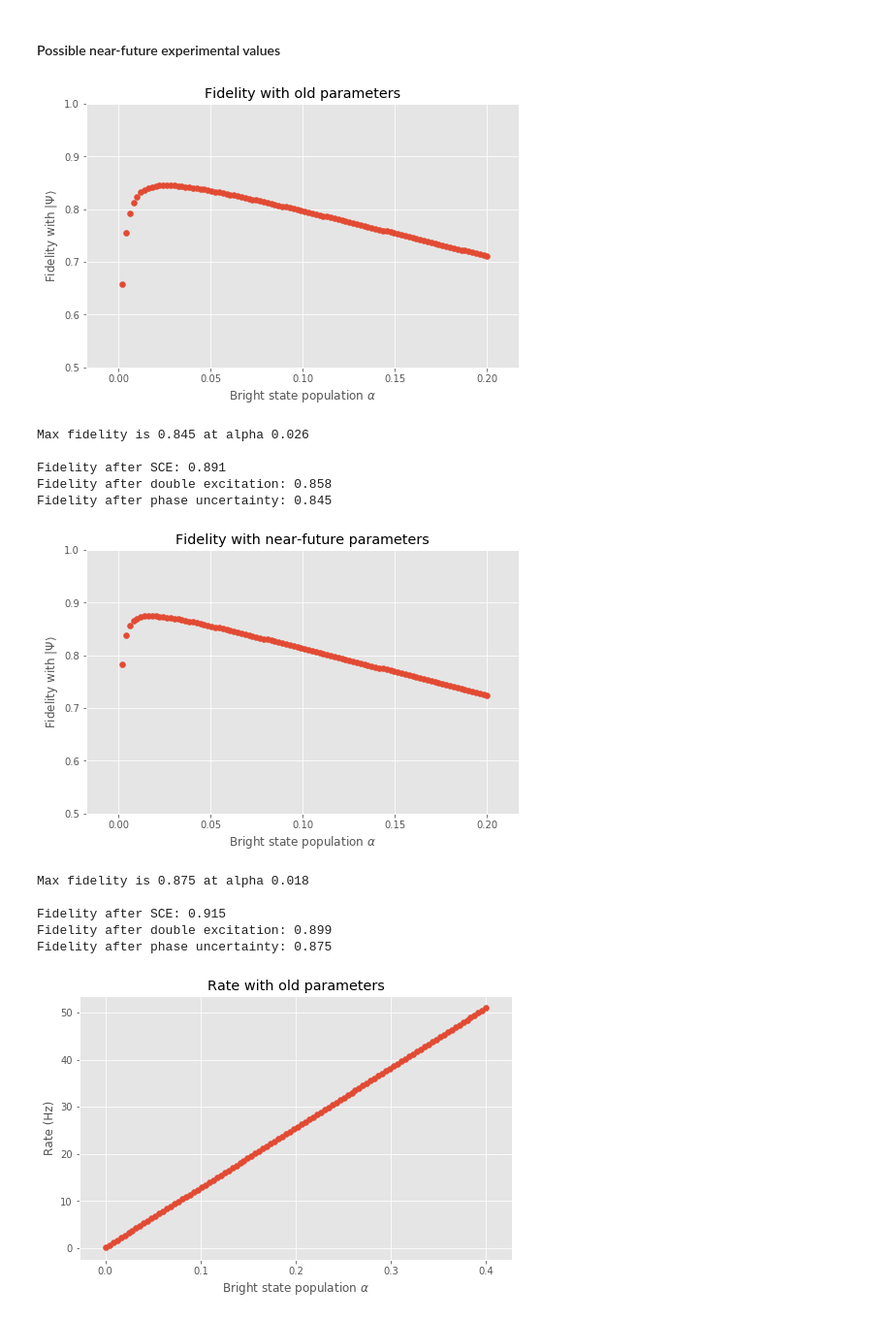
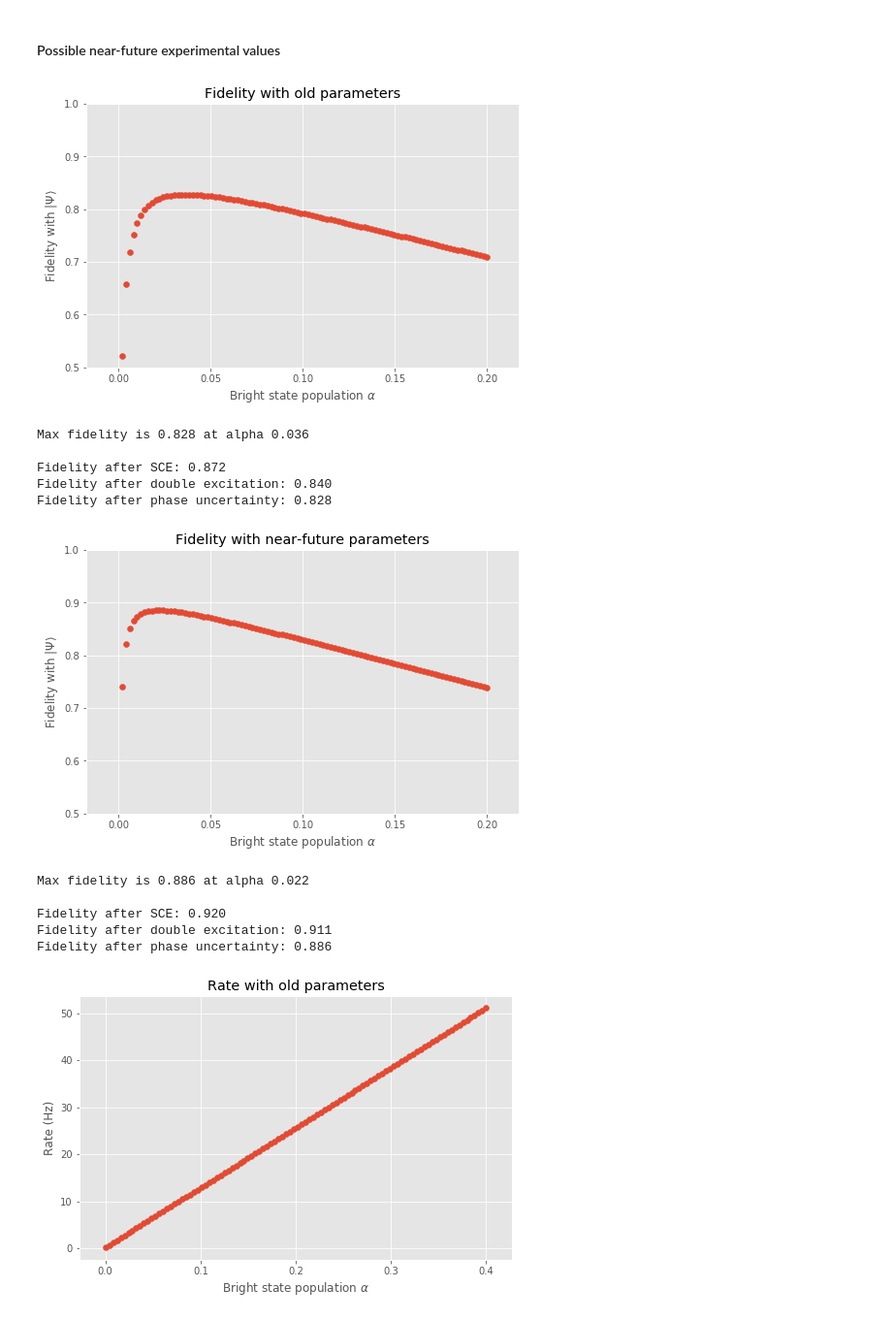
Before and after one commit to matpompili/go-nogo, a Jupyter notebook: Proposal.ipynb, the cells around one changed output. Shown at 97% size. Saved outputs shown, nothing was run; the diff lists cells and outputs as text; code cells hidden in the pictures.

Commit message:
fixed an issue with double excitation simulation. Added GHZ witness simulation.

```diff
--- a/Proposal.ipynb
+++ b/Proposal.ipynb
@@ -325,7 +325,7 @@ def sim_rho_from_alpha(alpha, print_fids = False, return_fid = True,
 
 #     phase_unc = 15
 
-    Pdc = 10 * det_w
+    Pdc = 20 * det_w
     Puu = alpha**2 * ((1-Pdc)**2 * (PdetA*(1-PdetB) + PdetB*(1-PdetA)) + 2*(1-Pdc)*Pdc*(1-PdetA)*(1-PdetB))
     Pud = alpha*(1-alpha)*((1-Pdc)**2 * PdetA + 2*Pdc*(1-Pdc)*(1-PdetA))
     Pdu = alpha*(1-alpha)*((1-Pdc)**2 * PdetB + 2*Pdc*(1-Pdc)*(1-PdetB))
@@ -347,8 +347,8 @@ def sim_rho_from_alpha(alpha, print_fids = False, return_fid = True,
     i_z = qt.tensor(qt.identity(2), qt.sigmaz())
     z_z = qt.tensor(qt.sigmaz(), qt.sigmaz())
     rho = (1 - P2e/2)**2 * rho \
-        + (1 - P2e/2) * (p2e/2) * z_i * rho * z_i.dag() \
-        + (1 - P2e/2) * (p2e/2) * i_z * rho * i_z.dag() \
+        + (1 - P2e/2) * (P2e/2) * z_i * rho * z_i.dag() \
+        + (1 - P2e/2) * (P2e/2) * i_z * rho * i_z.dag() \
         + (P2e/2)**2 * z_z * rho * z_z.dag()
     if print_fids : print('Fidelity after double excitation: {:.3f}'.format(fidelity(rho, qt.ket2dm(qt.bell_state('10')))))
 
@@ -381,37 +381,37 @@ plt.show()
 print('Max fidelity is {:.3f} at alpha {:.3f}\n'.format(np.max(fids), alphas[np.argmax(fids)]))
 sim_rho_from_alpha(alphas[np.argmax(fids)], print_fids=True, return_fid=False);
 # %% [output]
-[figure, old version]
+[figure, new version]
-Max fidelity is 0.845 at alpha 0.026
+Max fidelity is 0.828 at alpha 0.036
 
-Fidelity after SCE: 0.891
-Fidelity after double excitation: 0.858
-Fidelity after phase uncertainty: 0.845
+Fidelity after SCE: 0.872
+Fidelity after double excitation: 0.840
+Fidelity after phase uncertainty: 0.828
 # %%
 alphas = np.linspace(0, 0.2, 100)
 fids = np.zeros_like(alphas)
 
-near_future_params = {'det_w': 25e-9, 'PdetA': 8e-4, 'PdetB': 8e-4,
-                      'vis': 0.8, 'P2e': 0.02, 'phase_unc': 20}
+near_future_params = {'det_w': 20e-9, 'PdetA': 8e-4, 'PdetB': 8e-4,
+                      'vis': 0.85, 'P2e': 0.01, 'phase_unc': 20}
 for i, alpha in enumerate(alphas):
     _, fids[i] = sim_rho_from_alpha(alpha, **near_future_params)
 
 plt.figure(figsize=(8,5))
 plt.title('Fidelity with near-future parameters')
 plt.xlabel(r'Bright state population $\alpha$')
 plt.ylabel(r'Fidelity with $|\Psi\rangle$')
 plt.ylim((0.5,1))
 plt.scatter(alphas, fids)
 plt.show()
 
 print('Max fidelity is {:.3f} at alpha {:.3f}\n'.format(np.max(fids), alphas[np.argmax(fids)]))
 sim_rho_from_alpha(alphas[np.argmax(fids)], print_fids=True, return_fid=False, **near_future_params);
 # %% [output]
-[figure, old version]
+[figure, new version]
-Max fidelity is 0.875 at alpha 0.018
+Max fidelity is 0.886 at alpha 0.022
 
-Fidelity after SCE: 0.915
-Fidelity after double excitation: 0.899
-Fidelity after phase uncertainty: 0.875
+Fidelity after SCE: 0.920
+Fidelity after double excitation: 0.911
+Fidelity after phase uncertainty: 0.886
 # %%
 def sim_rate_from_alpha(alpha, det_w = 25e-9, PdetA = 2.8e-4, PdetB = 4.2e-4,
```
Also changed, not shown: parts of 7 cells of this notebook, 1 other file.
